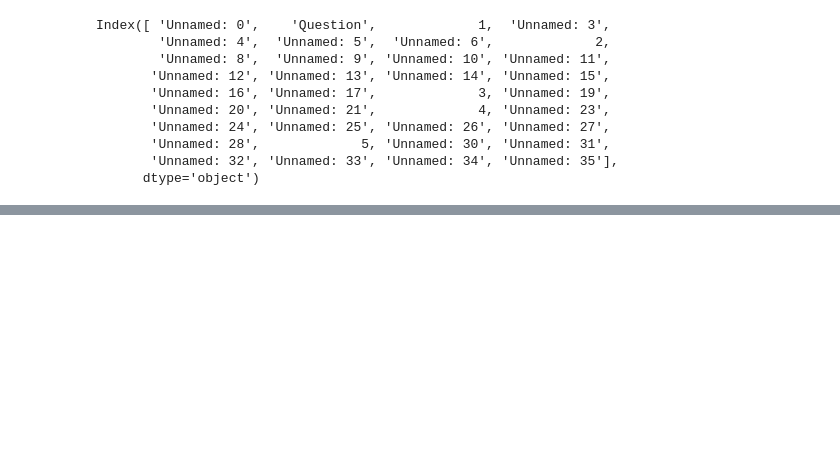
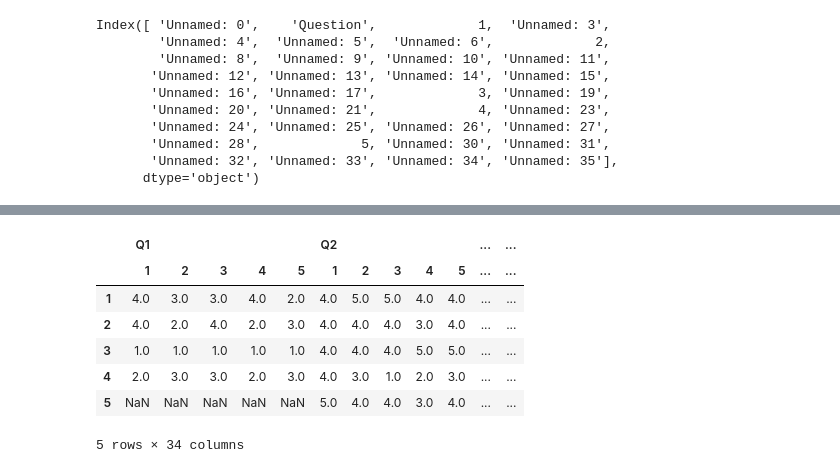
Before and after one commit to Devejya/project, a Jupyter notebook: project_test.ipynb, the cells around one changed output, grey strips where cells are left out. Cells and saved outputs as stored; diff of their text form; code cells hidden in the pictures; blank space fills up the shorter version.

```diff
--- a/project_test.ipynb
+++ b/project_test.ipynb
@@ -107,0 +101,11 @@ plt.show()
+# %%
+prelab_q.head()
+# %% [output]
+|  | Q1 |  |  |  |  | Q2 |  |  |  |  | ... | ... |
+|  | 1 | 2 | 3 | 4 | 5 | 1 | 2 | 3 | 4 | 5 | ... | ... |
+| 1 | 4.0 | 3.0 | 3.0 | 4.0 | 2.0 | 4.0 | 5.0 | 5.0 | 4.0 | 4.0 | ... | ... |
+| 2 | 4.0 | 2.0 | 4.0 | 2.0 | 3.0 | 4.0 | 4.0 | 4.0 | 3.0 | 4.0 | ... | ... |
+| 3 | 1.0 | 1.0 | 1.0 | 1.0 | 1.0 | 4.0 | 4.0 | 4.0 | 5.0 | 5.0 | ... | ... |
+| 4 | 2.0 | 3.0 | 3.0 | 2.0 | 3.0 | 4.0 | 3.0 | 1.0 | 2.0 | 3.0 | ... | ... |
+| 5 | NaN | NaN | NaN | NaN | NaN | 5.0 | 4.0 | 4.0 | 3.0 | 4.0 | ... | ... |
+5 rows × 34 columns
```
Also changed, not shown: parts of 4 cells of this notebook, 1 other file.
